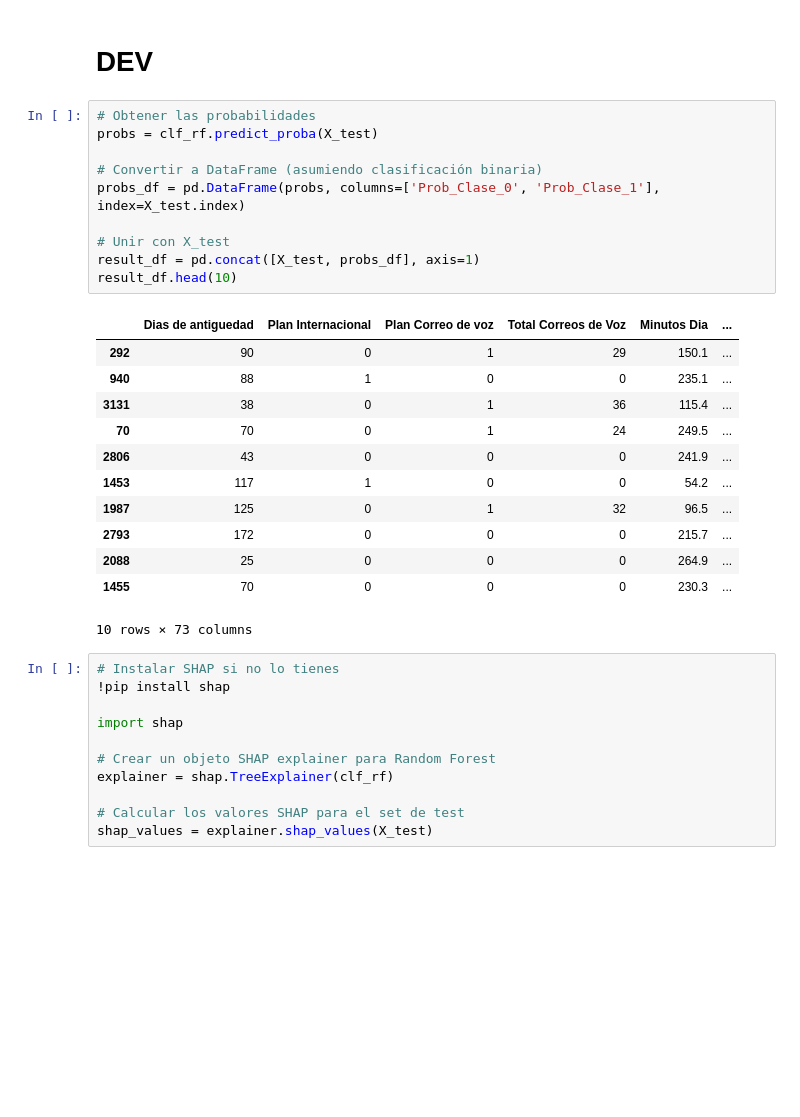
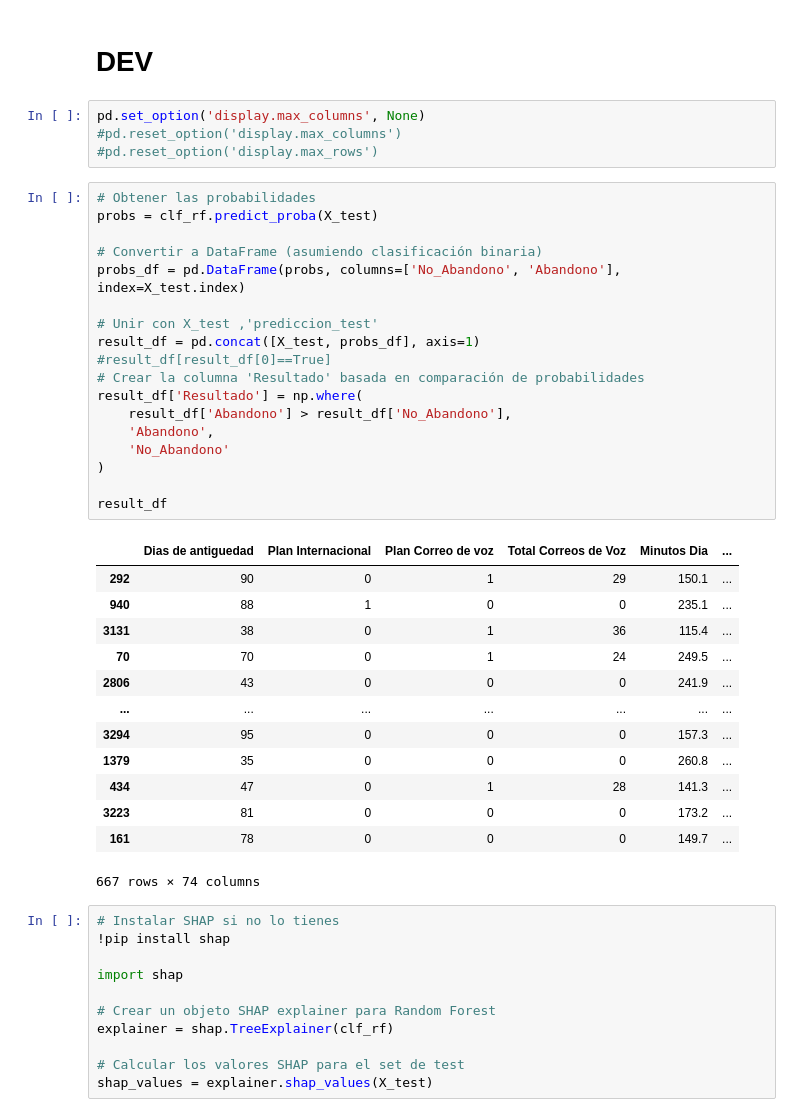
Before and after one commit to MonkeyDMemo/churnDemoHitss, a Jupyter notebook: Notebooks/Churn_Telecom.ipynb, the cells around one changed output. Drawn from its saved outputs; the diff is of its cells as text; blank space fills up the shorter version.

```diff
--- a/Notebooks/Churn_Telecom.ipynb
+++ b/Notebooks/Churn_Telecom.ipynb
@@ -550,29 +550,42 @@ array([[0.97 , 0.03 ],
        [0.96 , 0.04 ]])
 # %% [markdown]
 # DEV
+# %%
+pd.set_option('display.max_columns', None)
+#pd.reset_option('display.max_columns')
+#pd.reset_option('display.max_rows')
 # %%
 # Obtener las probabilidades
 probs = clf_rf.predict_proba(X_test)
 
 # Convertir a DataFrame (asumiendo clasificación binaria)
-probs_df = pd.DataFrame(probs, columns=['Prob_Clase_0', 'Prob_Clase_1'], index=X_test.index)
+probs_df = pd.DataFrame(probs, columns=['No_Abandono', 'Abandono'], index=X_test.index)
 
-# Unir con X_test
+# Unir con X_test ,'prediccion_test'
 result_df = pd.concat([X_test, probs_df], axis=1)
-result_df.head(10)
+#result_df[result_df[0]==True]
+# Crear la columna 'Resultado' basada en comparación de probabilidades
+result_df['Resultado'] = np.where(
+    result_df['Abandono'] > result_df['No_Abandono'],
+    'Abandono',
+    'No_Abandono'
+)
+
+result_df
 # %% [output]
 |  | Dias de antiguedad | Plan Internacional | Plan Correo de voz | Total Correos de Voz | Minutos Dia | ... |
 | 292 | 90 | 0 | 1 | 29 | 150.1 | ... |
 | 940 | 88 | 1 | 0 | 0 | 235.1 | ... |
 | 3131 | 38 | 0 | 1 | 36 | 115.4 | ... |
 | 70 | 70 | 0 | 1 | 24 | 249.5 | ... |
 | 2806 | 43 | 0 | 0 | 0 | 241.9 | ... |
-| 1453 | 117 | 1 | 0 | 0 | 54.2 | ... |
-| 1987 | 125 | 0 | 1 | 32 | 96.5 | ... |
-| 2793 | 172 | 0 | 0 | 0 | 215.7 | ... |
-| 2088 | 25 | 0 | 0 | 0 | 264.9 | ... |
-| 1455 | 70 | 0 | 0 | 0 | 230.3 | ... |
+| ... | ... | ... | ... | ... | ... | ... |
+| 3294 | 95 | 0 | 0 | 0 | 157.3 | ... |
+| 1379 | 35 | 0 | 0 | 0 | 260.8 | ... |
+| 434 | 47 | 0 | 1 | 28 | 141.3 | ... |
+| 3223 | 81 | 0 | 0 | 0 | 173.2 | ... |
+| 161 | 78 | 0 | 0 | 0 | 149.7 | ... |
-10 rows × 73 columns
+667 rows × 74 columns
 # %%
 # Instalar SHAP si no lo tienes
 !pip install shap
```
Also changed, not shown: parts of 1 cell of this notebook.
